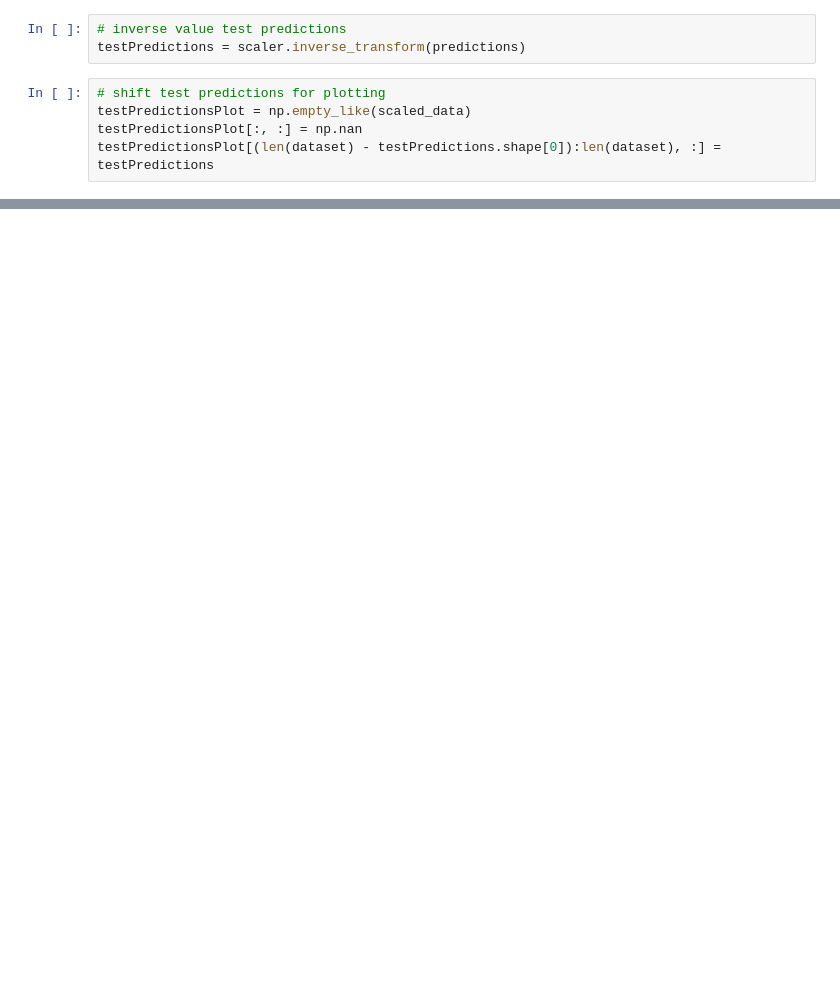
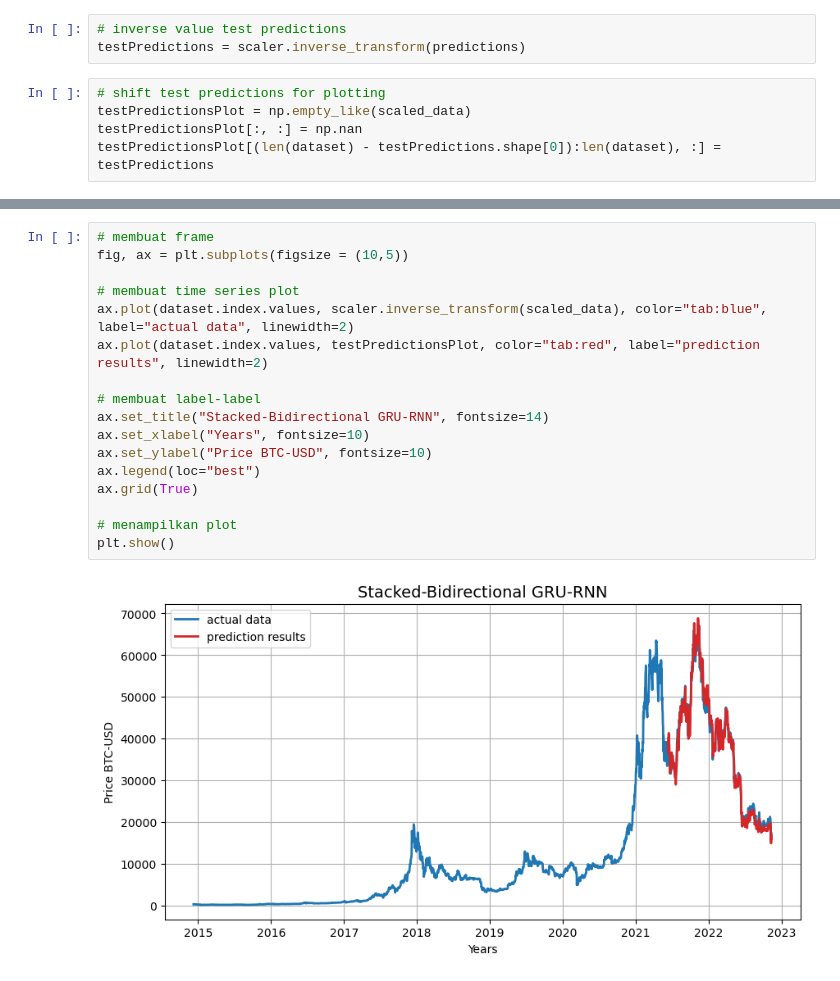
Before and after one commit to kusin/tensorflow-btc-usd-v1, a Jupyter notebook: Stacked-Bidirectional GRU-RNN.ipynb, the cells around one changed output, grey strips where cells are left out. Saved outputs shown, nothing was run; the diff lists cells and outputs as text; blank space fills up the shorter version.

```diff
--- a/Stacked-Bidirectional GRU-RNN.ipynb
+++ b/Stacked-Bidirectional GRU-RNN.ipynb
@@ -512,0 +513,19 @@ plt.show()
+# %%
+# membuat frame
+fig, ax = plt.subplots(figsize = (10,5))
+
+# membuat time series plot
+ax.plot(dataset.index.values, scaler.inverse_transform(scaled_data), color="tab:blue", label="actual data", linewidth=2)
+ax.plot(dataset.index.values, testPredictionsPlot, color="tab:red", label="prediction results", linewidth=2)
+
+# membuat label-label
+ax.set_title("Stacked-Bidirectional GRU-RNN", fontsize=14)
+ax.set_xlabel("Years", fontsize=10)
+ax.set_ylabel("Price BTC-USD", fontsize=10)
+ax.legend(loc="best")
+ax.grid(True)
+
+# menampilkan plot
+plt.show()
+# %% [output]
+[figure, added]
```
Also changed, not shown: parts of 15 cells of this notebook, 1 other file.
